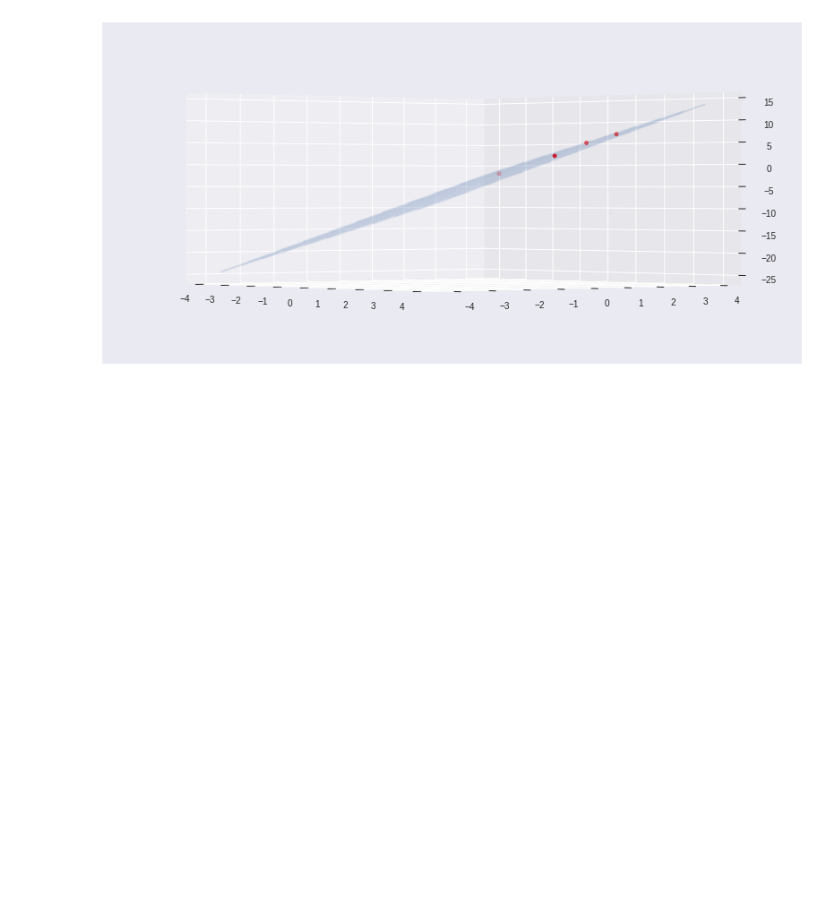
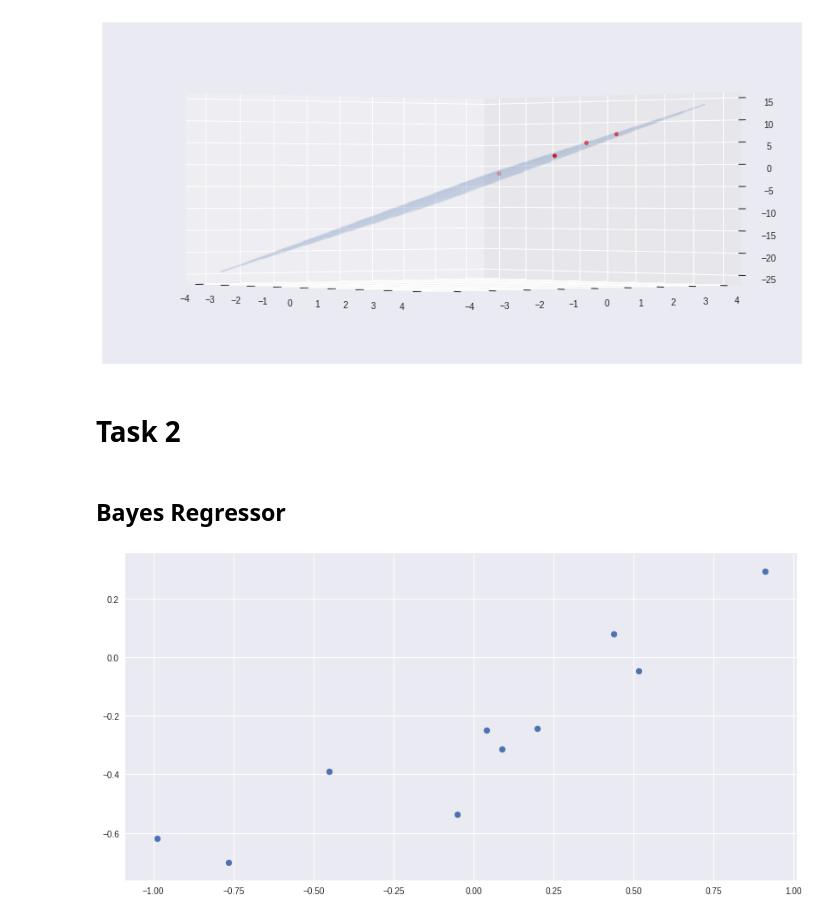
Before and after one commit to jgoerner/ml-homework, a Jupyter notebook: notebooks/02_Linear_Models_Regression.ipynb, the cells around one changed output. Saved outputs shown, nothing was run; the diff lists cells and outputs as text; code cells hidden in the pictures; blank space fills up the shorter version.

Commit message:
finished bayes regressor w/ evidence approximation

```diff
--- a/notebooks/02_Linear_Models_Regression.ipynb
+++ b/notebooks/02_Linear_Models_Regression.ipynb
@@ -109,3 +112,7 @@ ax.scatter3D(X.T[0], X.T[1], zs=Y, color="red")
 ax.plot_wireframe(xx, yy, zz, alpha=.1,rstride=10, cstride=10);
 # %% [output]
 [figure]
+# %% [markdown]
+# Task 2
+# %% [markdown]
+## Bayes Regressor
@@ -111,0 +131,8 @@ ax.plot_wireframe(xx, yy, zz, alpha=.1,rstride=10, cstride=10);
+# %%
+# create synthetic data
+SIZE = 10
+x = np.random.uniform(-1, 1, size=SIZE)
+y = -0.3 + 0.5*x + 0.2*np.random.normal(size=SIZE)
+plt.scatter(x, y);
+# %% [output]
+[figure, added]
```
Also changed, not shown: parts of 8 cells of this notebook, 1 other file.
